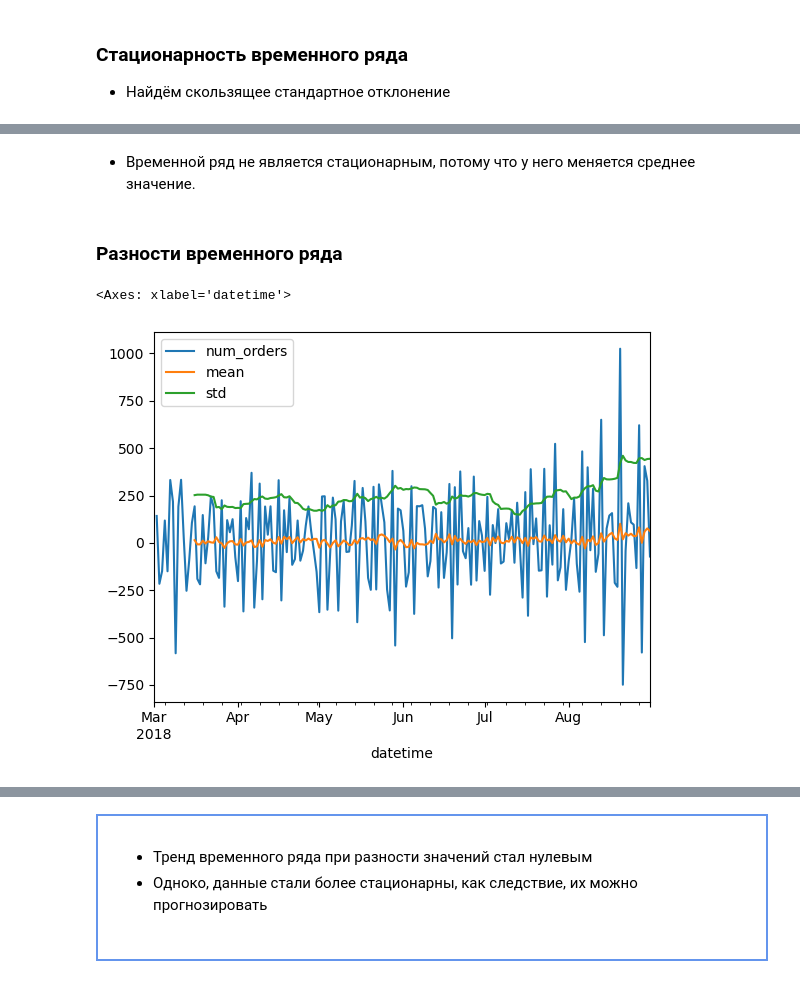
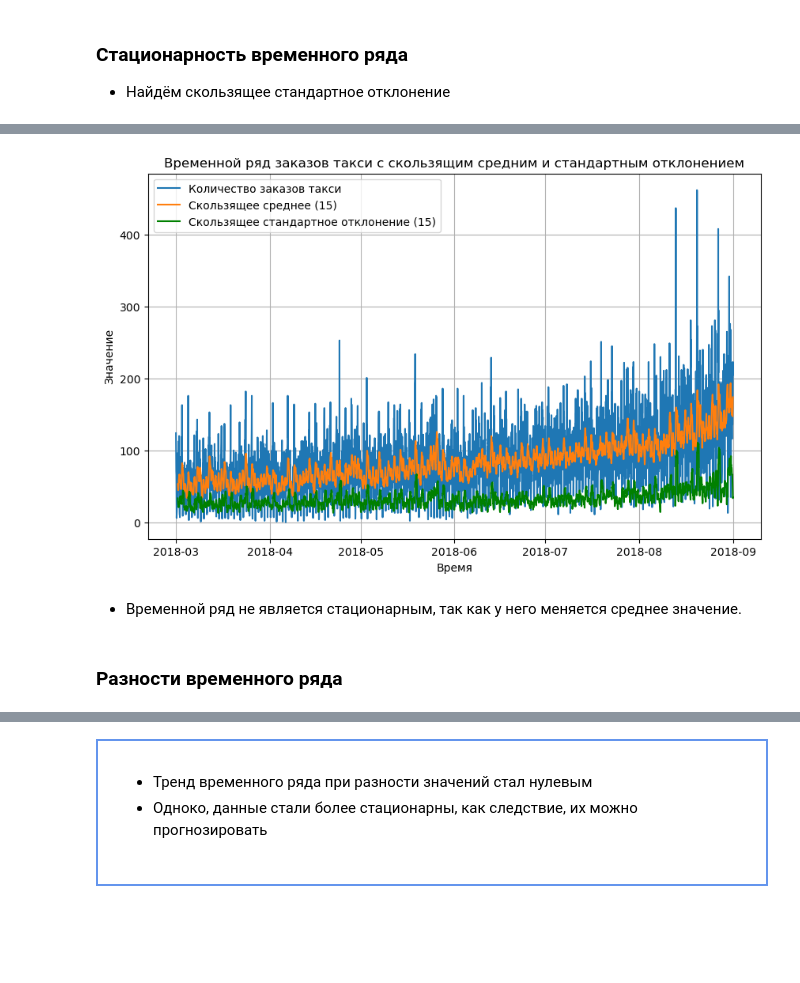
Before and after one commit to Denis-Mukhanov/forecast-of-taxi-orders, a Jupyter notebook: forecast_taxi_orders.ipynb, the cells around one changed output, grey strips where cells are left out. Cells and saved outputs as stored; diff of their text form; code cells hidden in the pictures; blank space fills up the shorter version.

```diff
--- a/forecast_taxi_orders.ipynb
+++ b/forecast_taxi_orders.ipynb
@@ -283,4 +304,7 @@ plt.show
 # %% [markdown]
 ### Стационарность  временного ряда
 - Найдём скользящее стандартное отклонение
+# %%
+# копия датасета
+df_st = df.copy()
 # %%
@@ -293,12 +313,22 @@ df.plot()
+# %%
+plt.figure(figsize=(10, 6))
+# График временного ряда, скользящего среднего и стандартного отклонения
+plt.plot(df_st.index, df_st['num_orders'], label='Количество заказов такси')
+plt.plot(df_st.index, df_st['mean'], label='Скользящее среднее (15)')
+plt.plot(df_st.index, df_st['std'], color='g', label='Скользящее стандартное отклонение (15)')
+plt.xlabel('Время')
+plt.ylabel('Значение')
+plt.title('Временной ряд заказов такси с скользящим средним и стандартным отклонением')
+plt.legend()
+plt.grid(True)
+plt.show()
+# %% [output]
+[figure, added]
 # %% [markdown]
-- Временной ряд не является стационарным, потому что у него меняется среднее значение.
+- Временной ряд не является стационарным, так как у него меняется среднее значение.
 # %% [markdown]
 ### Разности временного ряда
 # %%
-df['num_orders'] = df['num_orders'] - df['num_orders'].shift()
-df['mean'] = df['num_orders'].rolling(15).mean()
-df['std'] = df['num_orders'].rolling(15).std()
-df.plot()
+df_st['num_orders'] = df_st['num_orders'] - df_st['num_orders'].shift()
+df_st['mean'] = df_st['num_orders'].rolling(15).mean()
+df_st['std'] = df_st['num_orders'].rolling(15).std()
-# %% [output]
-<Axes: xlabel='datetime'>
-[figure, removed]
```
Also changed, not shown: parts of 13 cells of this notebook.
